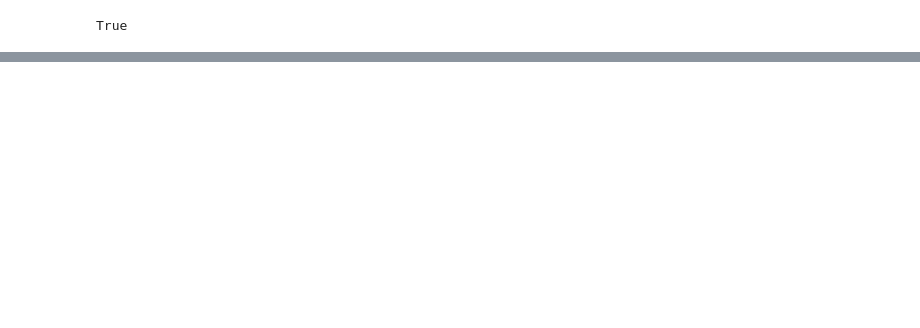
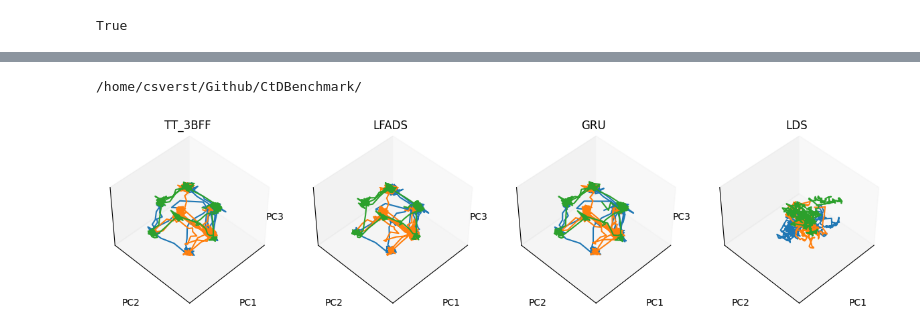
Before and after one commit to snel-repo/ComputationThruDynamicsBenchmark, a Jupyter notebook: examples/figures/canonical/CanonicalDatasetPerf.ipynb, the cells around one changed output, grey strips where cells are left out. Cells and saved outputs as stored; diff of their text form; code cells hidden in the pictures; blank space fills up the shorter version.

```diff
--- a/examples/figures/canonical/CanonicalDatasetPerf.ipynb
+++ b/examples/figures/canonical/CanonicalDatasetPerf.ipynb
@@ -362,0 +18,73 @@ plot_model_fps(gru_fps, q_thresh = 4e-7)
+# %%
+
+
+HOME_DIR = os.environ['HOME_DIR']
+print(HOME_DIR)
+pathTT_3BFF = HOME_DIR + 'content/trained_models/task-trained/tt_3bff/'
+pathTT_MT = HOME_DIR + 'content/trained_models/task-trained/tt_MultiTask/'
+pathTT_RT = HOME_DIR + 'content/trained_models/task-trained/tt_RandomTarget/'
+
+an_TT_3BFF = Analysis_TT(run_name = "TT_3BFF", filepath = pathTT_3BFF)
+an_TT_MT = Analysis_TT(run_name = "TT_MT", filepath = pathTT_MT)
+an_TT_RT = Analysis_TT(run_name = "TT_RT", filepath = pathTT_RT)
+
+path_GRU_Sweep_3BFF = pathTT_3BFF + "n_neurons_50_obs_noise_pseudoPoisson_dispersion_1.0_see/20240702_GRU_3BFF/"
+subfolders_GRU_3BFF = [f.path for f in os.scandir(path_GRU_Sweep_3BFF) if f.is_dir()]
+
+path_LFADS_Sweep_3BFF = pathTT_3BFF + "n_neurons_50_obs_noise_pseudoPoisson_dispersion_1.0_see/20240702_NBFF_LFADS/"
+subfolders_LFADS_3BFF = [f.path for f in os.scandir(path_LFADS_Sweep_3BFF) if f.is_dir()]
+
+path_GRU_Sweep_MT = pathTT_MT + "max_epochs=500 see/20240705_MultiTask_GRU/"
+subfolders_GRU_MT = [f.path for f in os.scandir(path_GRU_Sweep_MT) if f.is_dir()]
+
+path_LFADS_Sweep_MT = pathTT_MT + "max_epochs=500 see/20240705_MultiTask_LFADS/"
+subfolders_LFADS_MT = [f.path for f in os.scandir(path_LFADS_Sweep_MT) if f.is_dir()]
+
+path_GRU_Sweep_RT = pathTT_RT + "max_epochs=2000 latent_size=128 l2_wt=5e-05 proprioception_delay=0.02 vision_delay=0.05 n_samples=1100 n_samples=1100 seed=0 learning_rate=0./20240718_RandomTarget_GRU/"
+subfolders_GRU_RT = [f.path for f in os.scandir(path_GRU_Sweep_RT) if f.is_dir()]
+
+path_LFADS_Sweep_RT = pathTT_RT + "max_epochs=2000 latent_size=128 l2_wt=5e-05 proprioception_delay=0.02 vision_delay=0.05 n_samples=1100 n_samples=1100 seed=0 learning_rate=0./20240625_RandomTargetLFADS/"
+subfolders_LFADS_RT = [f.path for f in os.scandir(path_LFADS_Sweep_RT) if f.is_dir()]
+
+path_LDS_Sweep_3BFF = pathTT_3BFF + "n_neurons_50_obs_noise_pseudoPoisson_dispersion_1.0_see/20240710_NBFF_LDS/"
+subfolders_LDS_3BFF = [f.path for f in os.scandir(path_LDS_Sweep_3BFF) if f.is_dir()]
+
+path_LDS_Sweep_MT = pathTT_MT + "max_epochs=500 see/20240710_MultiTask_LDS/"
+subfolders_LDS_MT = [f.path for f in os.scandir(path_LDS_Sweep_MT) if f.is_dir()]
+
+path_LDS_Sweep_RT = pathTT_RT + "max_epochs=2000 latent_size=128 l2_wt=5e-05 proprioception_delay=0.02 vision_delay=0.05 n_samples=1100 n_samples=1100 seed=0 learning_rate=0./20240710_RandomTarget_LDS/"
+subfolders_LDS_RT = [f.path for f in os.scandir(path_LDS_Sweep_RT) if f.is_dir()]
+# %% [output]
+/home/csverst/Github/CtDBenchmark/
+# %%
+comparison_3BFF = Comparison(comparison_tag="3BFF")
+comparison_3BFF.load_analysis(an_TT_3BFF, reference_analysis=True, group = "TT")
+
+for subfolder in subfolders_GRU_3BFF:
+    subfolder = subfolder + "/"
+    analysis_GRU = Analysis_DT(run_name = "GRU", filepath = subfolder, model_type = "SAE")
+    comparison_3BFF.load_analysis(analysis_GRU, group = "GRU")
+
+for subfolder in subfolders_LFADS_3BFF:
+    subfolder = subfolder + "/"
+    analysis_LFADS = Analysis_DT(run_name = "LFADS", filepath = subfolder, model_type = "LFADS")
+    comparison_3BFF.load_analysis(analysis_LFADS, group = "LFADS")
+
+for subfolder in subfolders_LDS_3BFF:
+    subfolder = subfolder + "/"
+    analysis_LDS = Analysis_DT(run_name = "LDS", filepath = subfolder, model_type = "SAE")
+    comparison_3BFF.load_analysis(analysis_LDS, group = "LDS")
+
+comparison_3BFF.regroup()
+# comparison_3BFF.plot_trials(num_trials=2)
+# %%
+comparison_NBFF_single = Comparison(comparison_tag="NBFF_single")
+comparison_NBFF_single.load_analysis(an_TT_3BFF, reference_analysis=True, group = "TT")
+comparison_NBFF_single.load_analysis(analysis_LFADS, group = "LFADS")
+comparison_NBFF_single.load_analysis(analysis_GRU, group = "GRU")
+comparison_NBFF_single.load_analysis(analysis_LDS, group = "LDS")
+# %%
+
+fig = comparison_NBFF_single.plot_trials_3d_reference(num_trials=3, savePDF=True, angle = [45, 45])
+# %% [output]
+[figure, added]
```
Also changed, not shown: parts of 42 cells of this notebook, 9 other files.
